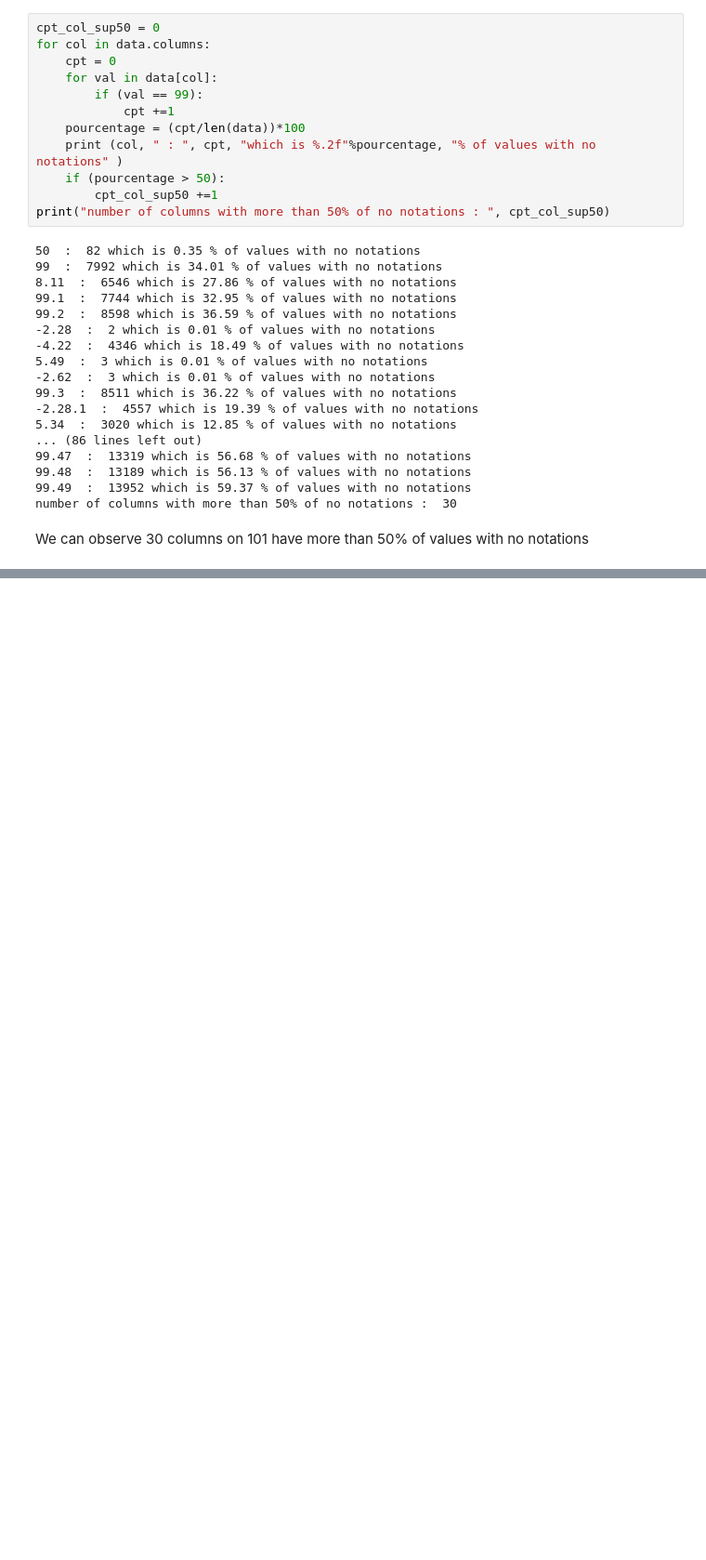
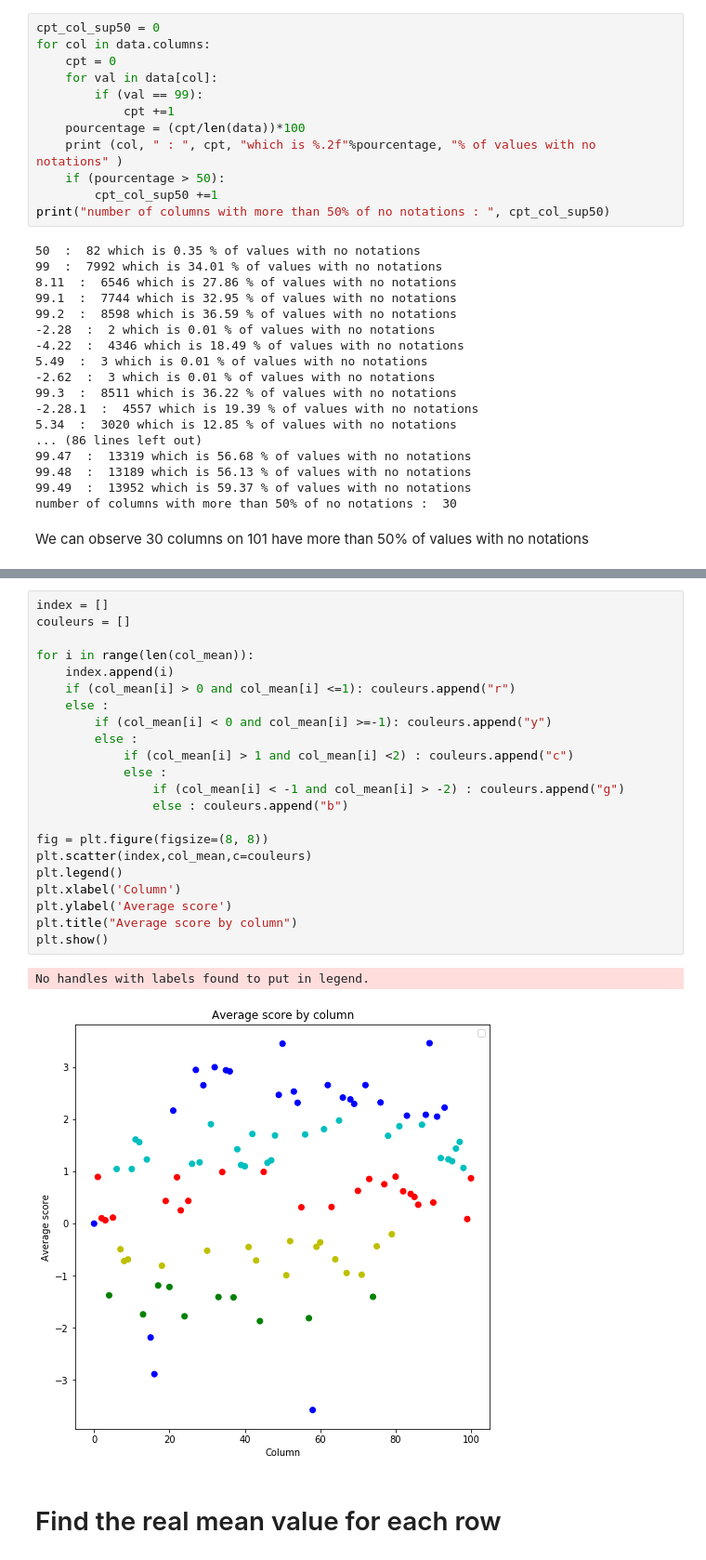
Before and after one commit to vaibhavsahu0101/Jester_AI, a Jupyter notebook: Jester_jokes_data_description.ipynb, the cells around one changed output, grey strips where cells are left out. Shown at 93% size. Drawn from its saved outputs; the diff is of its cells as text; blank space fills up the shorter version.

```diff
--- a/Jester_jokes_data_description.ipynb
+++ b/Jester_jokes_data_description.ipynb
@@ -208,0 +293,27 @@ We can observe 30 columns on 101 have more than 50% of values with no notations
+# %%
+index = []
+couleurs = []
+
+for i in range(len(col_mean)):
+    index.append(i)
+    if (col_mean[i] > 0 and col_mean[i] <=1): couleurs.append("r")
+    else :
+        if (col_mean[i] < 0 and col_mean[i] >=-1): couleurs.append("y")
+        else :
+            if (col_mean[i] > 1 and col_mean[i] <2) : couleurs.append("c")
+            else :
+                if (col_mean[i] < -1 and col_mean[i] > -2) : couleurs.append("g")
+                else : couleurs.append("b")
+
+fig = plt.figure(figsize=(8, 8))
+plt.scatter(index,col_mean,c=couleurs)
+plt.legend()
+plt.xlabel('Column')
+plt.ylabel('Average score')
+plt.title("Average score by column")
+plt.show()
+# %% [output]
+No handles with labels found to put in legend.
+[figure, added]
+# %% [markdown]
+# Find the real mean value for each row
```
Also changed, not shown: parts of 13 cells of this notebook.
